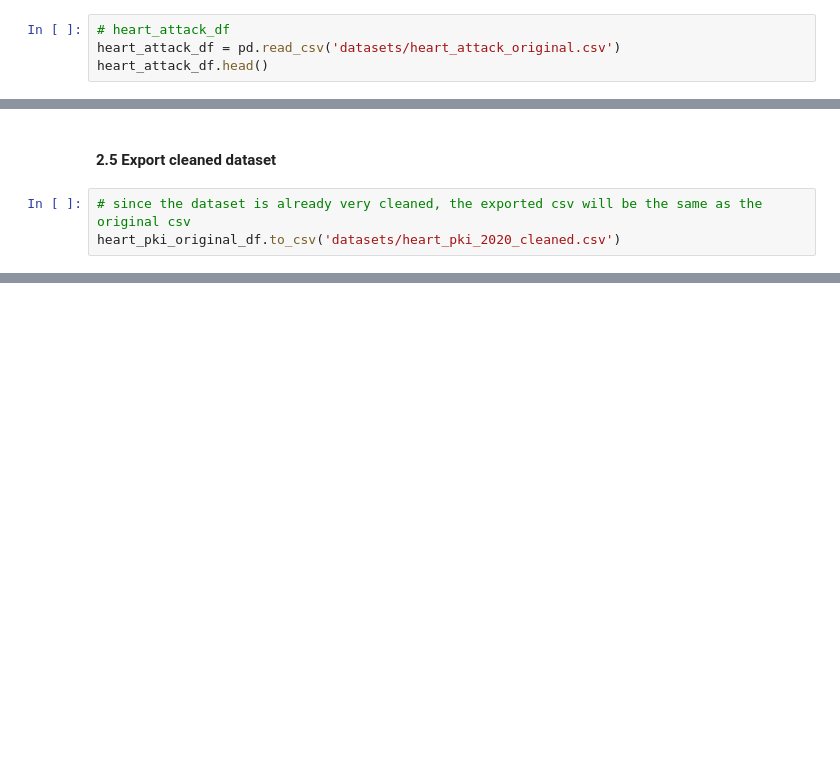
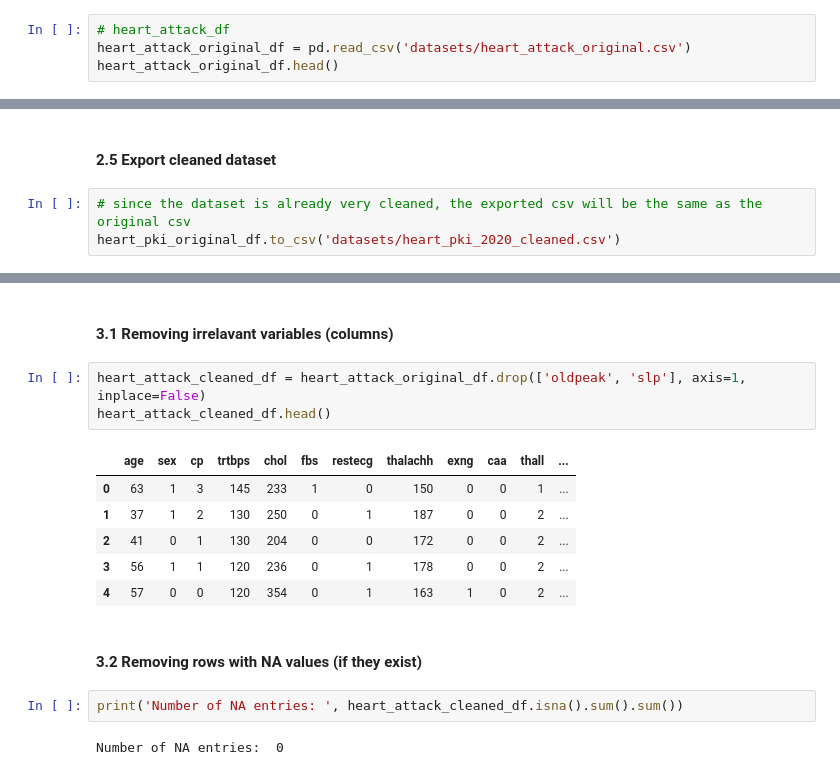
Before and after one commit to xJQx/bc2406-project, a Jupyter notebook: data-cleaning-preprocessing.ipynb, the cells around one changed output, grey strips where cells are left out. Drawn from its saved outputs; the diff is of its cells as text; blank space fills up the shorter version.

Commit message:
data cleaning and preprocessing for heart_attack_original.csv dataset

```diff
--- a/data-cleaning-preprocessing.ipynb
+++ b/data-cleaning-preprocessing.ipynb
@@ -22,8 +22,8 @@ heart_pki_original_df.head()
 | 4 | No | 23.71 | No | No | No | 28.0 | 0.0 | Yes | ... |
 # %%
 # heart_attack_df
-heart_attack_df = pd.read_csv('datasets/heart_attack_original.csv')
-heart_attack_df.head()
+heart_attack_original_df = pd.read_csv('datasets/heart_attack_original.csv')
+heart_attack_original_df.head()
 # %% [output]
 |  | age | sex | cp | trtbps | chol | fbs | restecg | thalachh | exng | oldpeak | slp | ... |
 | 0 | 63 | 1 | 3 | 145 | 233 | 1 | 0 | 150 | 0 | 2.3 | 0 | ... |
@@ -272,0 +303,18 @@ memory usage: 33.3 KB
+# %% [markdown]
+#### **3.1 Removing irrelavant variables (columns)**
+# %%
+heart_attack_cleaned_df = heart_attack_original_df.drop(['oldpeak', 'slp'], axis=1, inplace=False)
+heart_attack_cleaned_df.head()
+# %% [output]
+|  | age | sex | cp | trtbps | chol | fbs | restecg | thalachh | exng | caa | thall | ... |
+| 0 | 63 | 1 | 3 | 145 | 233 | 1 | 0 | 150 | 0 | 0 | 1 | ... |
+| 1 | 37 | 1 | 2 | 130 | 250 | 0 | 1 | 187 | 0 | 0 | 2 | ... |
+| 2 | 41 | 0 | 1 | 130 | 204 | 0 | 0 | 172 | 0 | 0 | 2 | ... |
+| 3 | 56 | 1 | 1 | 120 | 236 | 0 | 1 | 178 | 0 | 0 | 2 | ... |
+| 4 | 57 | 0 | 0 | 120 | 354 | 0 | 1 | 163 | 1 | 0 | 2 | ... |
+# %% [markdown]
+#### **3.2 Removing rows with NA values (if they exist)**
+# %%
+print('Number of NA entries: ', heart_attack_cleaned_df.isna().sum().sum())
+# %% [output]
+Number of NA entries:  0
```
Also changed, not shown: parts of 23 cells of this notebook, 2 other files.
